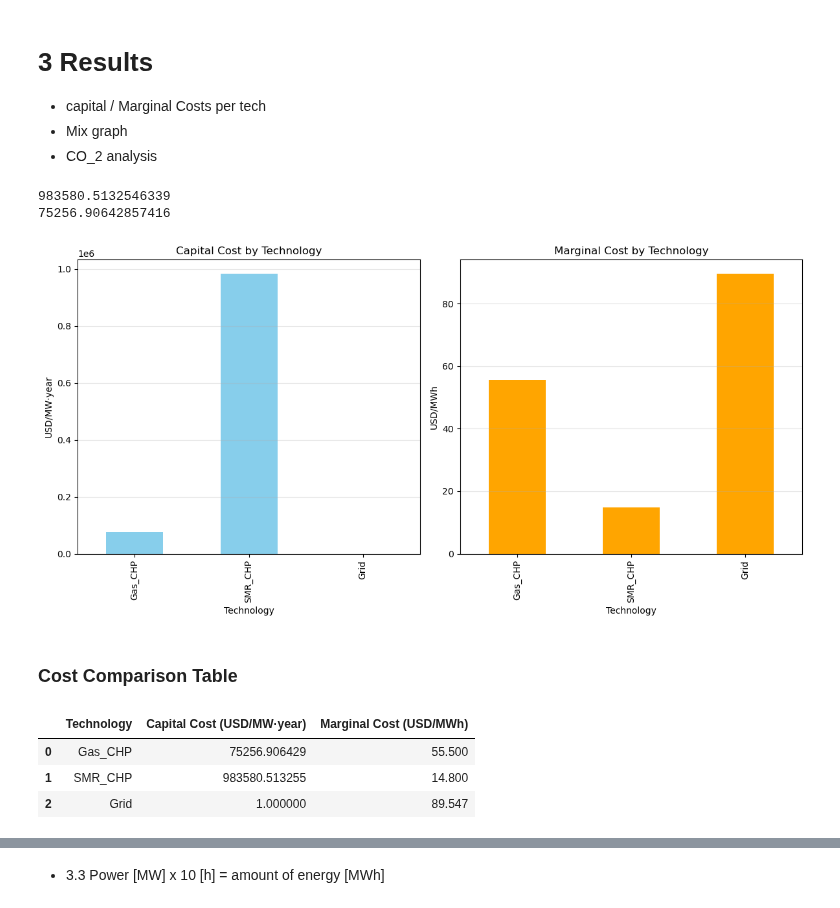
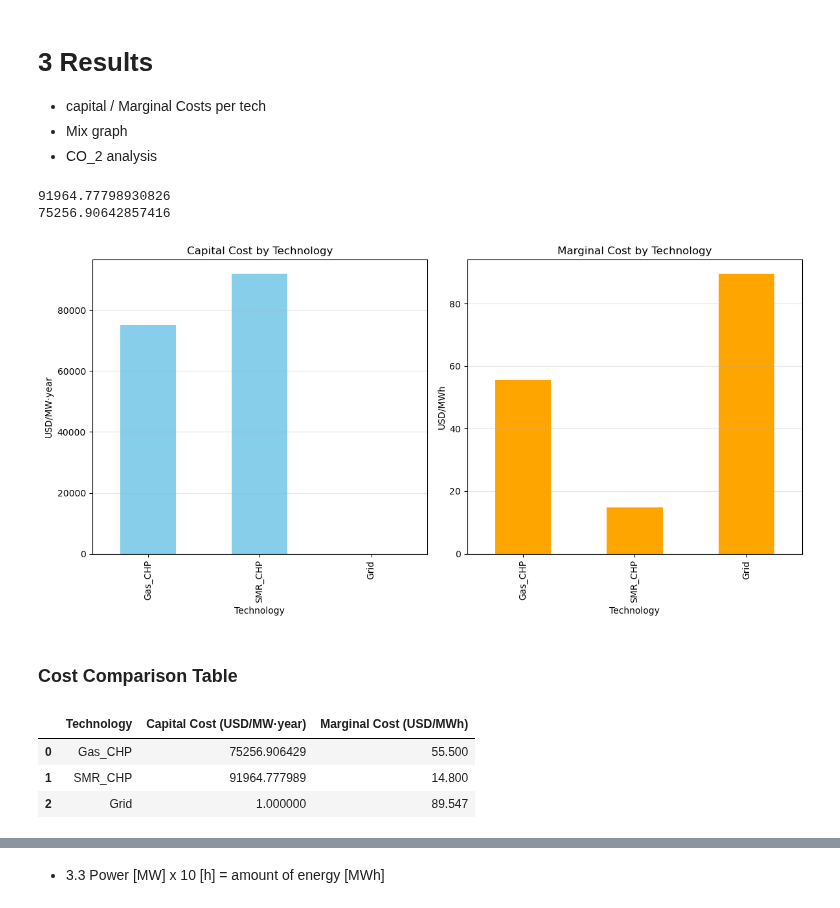
Before and after one commit to C-ansi-eof/SIDNE-Model, a Jupyter notebook: SMR_multilink.ipynb, the cells around one changed output, grey strips where cells are left out. Saved outputs shown, nothing was run; the diff lists cells and outputs as text; code cells hidden in the pictures.

```diff
--- a/SMR_multilink.ipynb
+++ b/SMR_multilink.ipynb
@@ -411,10 +653,12 @@ Sensibilidad: coste CO₂ explícito de 100 USD/tCO₂ y variar el coste de capi
 # %%
-capex_range = np.arange(3000, 4001, 1000)  # de 3000 a 20000 USD/kWe
+capex_range = np.arange(0, 10, 1)  # de 3000 a 20000 USD/kWe
 cost.loc["Gas_CHP", "carbon_cost"] = 100
-nuclear_capacitiesB = []
+nuclear_capacitiesB2 = []
 for capex in capex_range:
     cost.loc["SMR_CHP", "investment"] = capex
     # ... (recalcula annualized_investment, reconstruye y resuelve el modelo) ...
+
+    select_rate=cost.loc["SMR_CHP","rate"] #Sensibility parameters
 
     select_rate=cost.loc["SMR_CHP","rate"] #Sensibility parameters
 
@@ -457,8 +701,7 @@ for capex in capex_range:
     network.add("Carrier", "heat")
     network.add("Carrier","electricity") #output
 
-    # limit co2 emissions to a max value
-    # CO2_reduction=0.4 # 80% CO2 emissions reduction for 2035
+    # CO2_reduction=0.5 # 80% CO2 emissions reduction for 2035
     # MaxCO2_possible=cost.loc["Gas_CHP", "carbon_intensity"]*NGas_max # 2.92E+06 fuel avoided in MWh/year (maximum avoided [MECS 2018] considering fuel as 100% natural gas)
     # limit_CO2=MaxCO2_possible*CO2_reduction # 50% reduction of CO2 emissions in tCO2/year
     # network.add("GlobalConstraint",
@@ -491,7 +734,7 @@ for capex in capex_range:
         # e_cyclic=True,
         e_nom_extendable=True)
     network.add("Store", "Spain grid", bus="Spain_grid",
-        e_initial=1e15,
+        e_initial=1e10,
         # e_nom=100, # set pre-existing e_nom=0?
         # e_cyclic=True,
         e_nom_extendable=True)
@@ -503,12 +746,12 @@ for capex in capex_range:
         bus1="Heat Dump",
         p_nom=1e10,
         # p_nom_extendable=True,
-        capital_cost=10, # 400 USD/MW·year
-        marginal_cost=5, # 40 USD/MWh
+        capital_cost=1, # 400 USD/MW·year
+        marginal_cost=0.1, # 40 USD/MWh
         efficiency=1)
     network.add("Store", "Heat_Dump_Store", bus="Heat Dump",
         e_initial=0,
-        e_nom=5e100) # set large e_nom
+        e_nom=1e100) # set large e_nom
 
     network.add("Bus", "Electricity Dump", carrier="electricity")
     network.add( "Link", "Electricity_Dump_Link",
@@ -516,12 +759,12 @@ for capex in capex_range:
         bus1="Electricity Dump",
         p_nom=1e10,
         # p_nom_extendable=True,
-        capital_cost=10, # 400 USD/MW·year
-        marginal_cost=5, # 80 USD/MWh
+        capital_cost=1, # 400 USD/MW·year
+        marginal_cost=-5, # 80 USD/MWh
         efficiency=1)
     network.add("Store", "Electricity_Dump_Store", bus="Electricity Dump",
         e_initial=0,
-        e_nom=1e15) # set large e_nom
+        e_nom=1e100) # set large e_nom
     #----------------------------------------------------------------------------------------
     # LINKS----------------------------------------------------------------------------------
     network.add( "Link", "Link_Gas_CHP",
@@ -548,22 +791,25 @@ for capex in capex_range:
         capital_cost=cost.loc["SMR_CHP","annualized_investment"]+cost.loc["SMR_CHP","FOM"]*1000, #annualized USD/MWe
         marginal_cost=(cost.loc["SMR_CHP","VOM"]+cost.loc["SMR_CHP","fuel"]),
         # marginal_cost=cost_LCOE.loc["SMR_CHP","LCOE_Total"], #use LCOE as marginal cost
-        efficiency=0.45,
-        efficiency2=0.35,
+        efficiency=0.37,
+        efficiency2=0.40,
     )
     network.add("Link", "Link_Spain_Grid",
         bus0="Spain_grid",
         bus1="Industry Electricity",
         bus2="Industry Heat",
         # carrier="electricity",
-        p_nom=1000,
-        capital_cost=0, # USD/MW·year (no capital cost for grid)
-        marginal_cost=5, # Spain energy prices for 2023
-        efficiency=1,      # electricity transport
+        p_nom=200,
+        capital_cost=1, # USD/MW·year (no capital cost for grid)
+        marginal_cost=80, # Spain energy prices for 2023
+        efficiency=1,      # no loss consideration in electricity transport
         efficiency2=0, # no heat generation
         )
     network.optimize()
     #----------------------------------------------------------------------------------------
-    nuclear_capacitiesB.append(network.links.at["Link_SMR_CHP", "p_nom_opt"])
+    nuclear_capacitiesB2.append(network.links.at["Link_SMR_CHP", "p_nom_opt"])
+    # shadow_price = network.global_constraints.at["co2_limit", "mu"]
+    # print(f"Shadow Price of Carbon: {shadow_price} USD/tCO2")
+    #----------------------------------------------------------------------------------------
 # %% [output]
 INFO:linopy.model: Solve problem using Highs solver
@@ -782,10 +1029,10 @@ INFO:pypsa.optimization.optimize:The shadow-prices of the constraints Link-fix-p
 - Mix graph
 - CO_2 analysis
 # %%
-print(cost.loc["SMR_CHP", "annualized_investment"]+cost.loc["SMR_CHP", "FOM"] * 1000)
+print((cost.loc["SMR_CHP", "annualized_investment"]+cost.loc["SMR_CHP", "FOM"] * 1000)*capex0)
 print(cost.loc["Gas_CHP", "annualized_investment"]+cost.loc["Gas_CHP", "FOM"] * 1000)
 # %% [output]
-983580.5132546339
+91964.77798930826
 75256.90642857416
 # %%
 # Define the data
@@ -793,7 +1040,7 @@ data = {
     "Technology": ["Gas_CHP", "SMR_CHP", "Grid"],
     "Capital Cost (USD/MW·year)": [
         cost.loc["Gas_CHP", "annualized_investment"] + cost.loc["Gas_CHP", "FOM"] * 1000,
-        cost.loc["SMR_CHP", "annualized_investment"] + cost.loc["SMR_CHP", "FOM"] * 1000,
+        (cost.loc["SMR_CHP", "annualized_investment"] + cost.loc["SMR_CHP", "FOM"] * 1000)*capex0,
         1  # Grid has no capital cost
     ],
     "Marginal Cost (USD/MWh)": [
@@ -816,38 +1063,38 @@ costs_df.plot(
     ax=ax[0],
     color="skyblue",
     legend=False
     )
 ax[0].set_title("Capital Cost by Technology")
 ax[0].set_ylabel("USD/MW·year")
 ax[0].set_xlabel("Technology")
 ax[0].grid(axis="y", alpha=0.3)
 
 # Marginal Cost Bar Chart
 costs_df.plot(
     x="Technology",
     y="Marginal Cost (USD/MWh)",
     kind="bar",
     ax=ax[1],
     color="orange",
     legend=False
     )
 ax[1].set_title("Marginal Cost by Technology")
 ax[1].set_ylabel("USD/MWh")
 ax[1].set_xlabel("Technology")
 ax[1].grid(axis="y", alpha=0.3)
 
 plt.tight_layout()
 plt.show()
 
 # Display the table with a title
 display(HTML("<h3>Cost Comparison Table</h3>"))
 display(costs_df)
 # %% [output]
-[figure, old version]
+[figure, new version]
 Cost Comparison Table
 |  | Technology | Capital Cost (USD/MW·year) | Marginal Cost (USD/MWh) |
 | 0 | Gas_CHP | 75256.906429 | 55.500 |
-| 1 | SMR_CHP | 983580.513255 | 14.800 |
+| 1 | SMR_CHP | 91964.777989 | 14.800 |
 | 2 | Grid | 1.000000 | 89.547 |
 # %%
 
```
Also changed, not shown: parts of 9 cells of this notebook.
